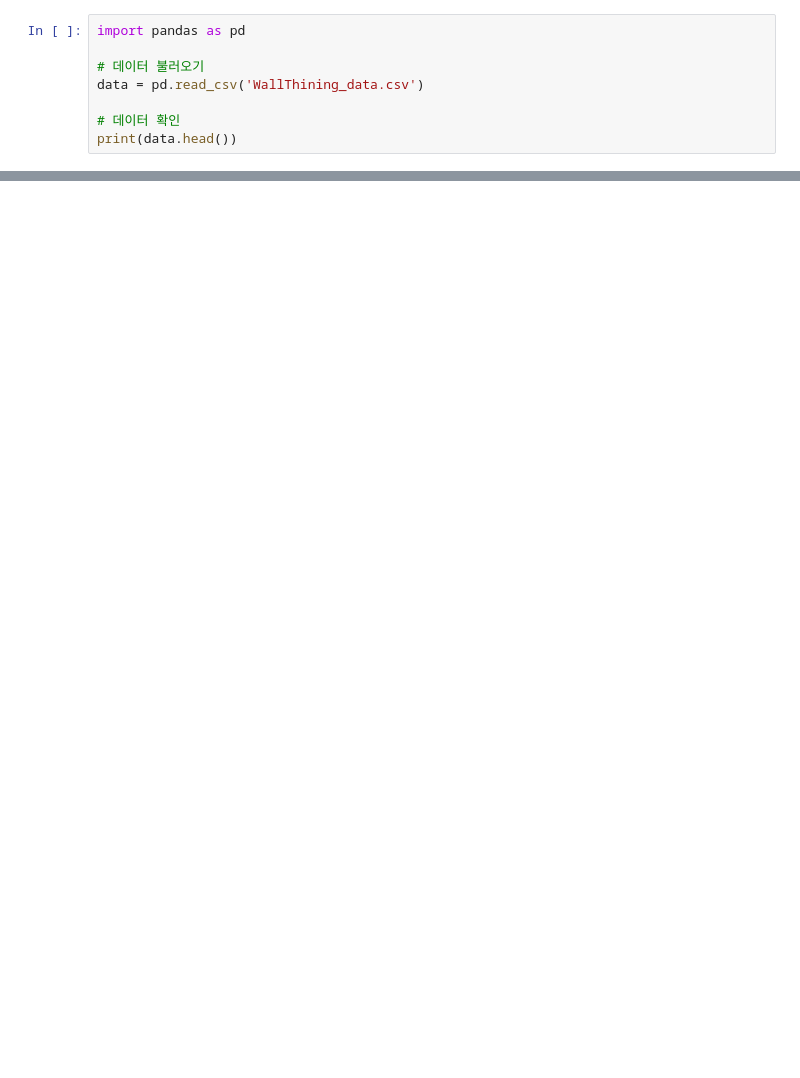
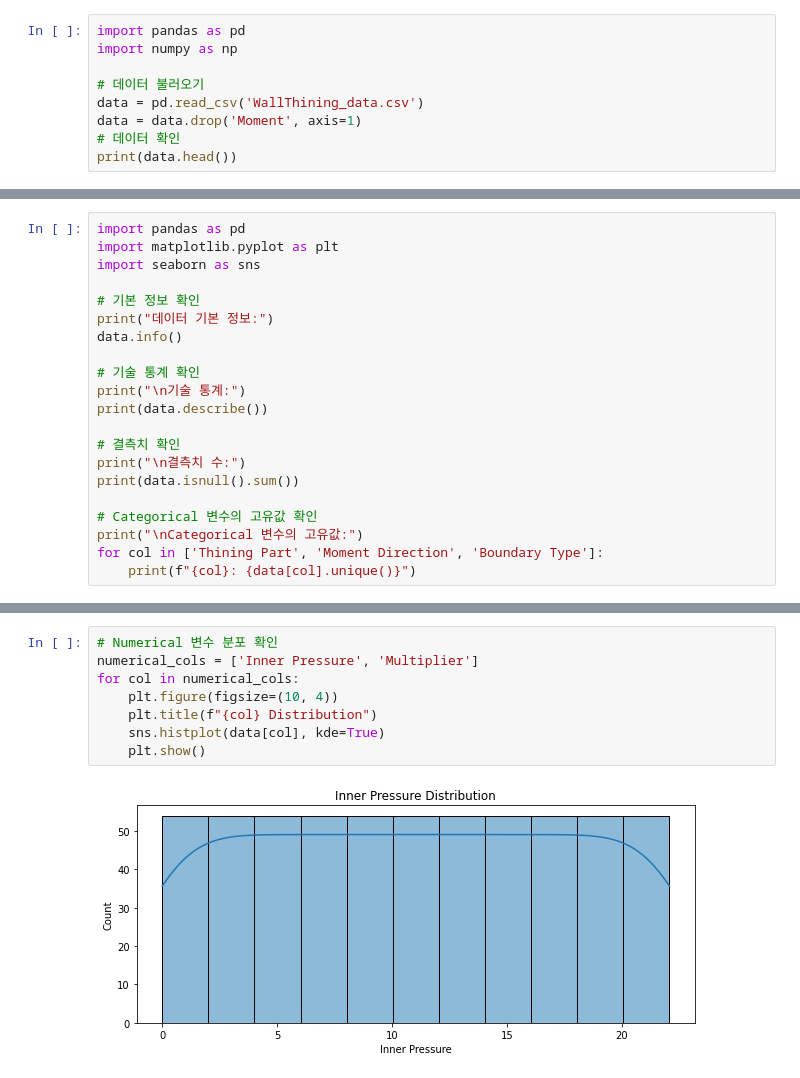
Before and after one commit to sperospera1225/composite-load-ML, a Jupyter notebook: ml_model.ipynb, the cells around one changed output, grey strips where cells are left out. Saved outputs shown, nothing was run; the diff lists cells and outputs as text; blank space fills up the shorter version.

Commit message:
data eda analysis

```diff
--- a/ml_model.ipynb
+++ b/ml_model.ipynb
@@ -1,9 +1,10 @@
 # %%
 import pandas as pd
+import numpy as np
 
 # 데이터 불러오기
 data = pd.read_csv('WallThining_data.csv')
-
+data = data.drop('Moment', axis=1)
 # 데이터 확인
 print(data.head())
 # %% [output]
@@ -26,0 +24,21 @@ len(data)
+# %%
+import pandas as pd
+import matplotlib.pyplot as plt
+import seaborn as sns
+
+# 기본 정보 확인
+print("데이터 기본 정보:")
+data.info()
+
+# 기술 통계 확인
+print("\n기술 통계:")
+print(data.describe())
+
+# 결측치 확인
+print("\n결측치 수:")
+print(data.isnull().sum())
+
+# Categorical 변수의 고유값 확인
+print("\nCategorical 변수의 고유값:")
+for col in ['Thining Part', 'Moment Direction', 'Boundary Type']:
+    print(f"{col}: {data[col].unique()}")
@@ -26,0 +63,10 @@ len(data)
+# %%
+# Numerical 변수 분포 확인
+numerical_cols = ['Inner Pressure', 'Multiplier']
+for col in numerical_cols:
+    plt.figure(figsize=(10, 4))
+    plt.title(f"{col} Distribution")
+    sns.histplot(data[col], kde=True)
+    plt.show()
+# %% [output]
+[figure, added]
```
Also changed, not shown: parts of 10 cells of this notebook.
